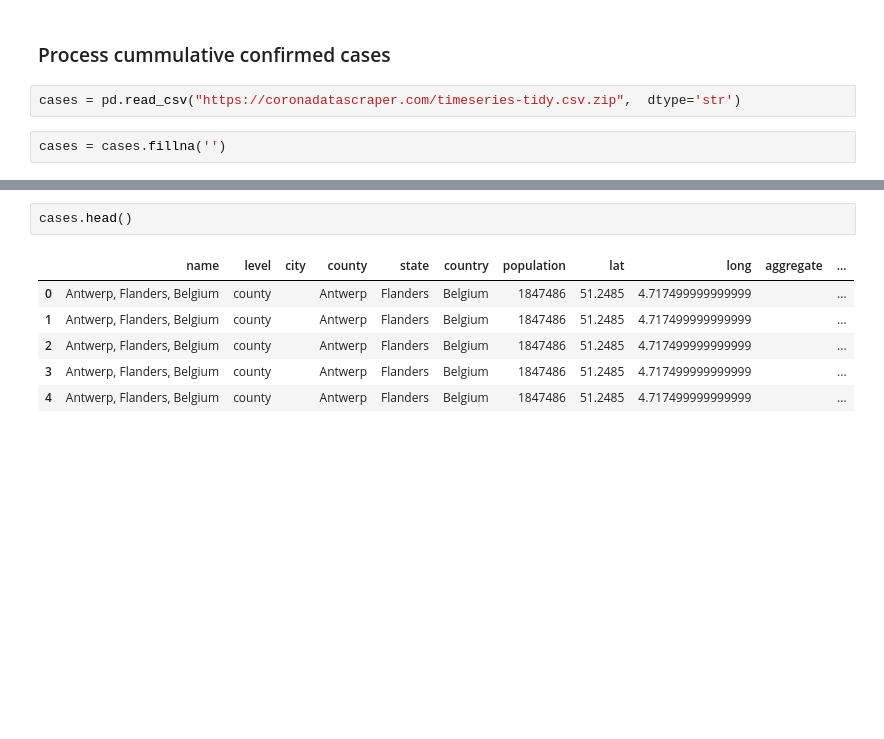
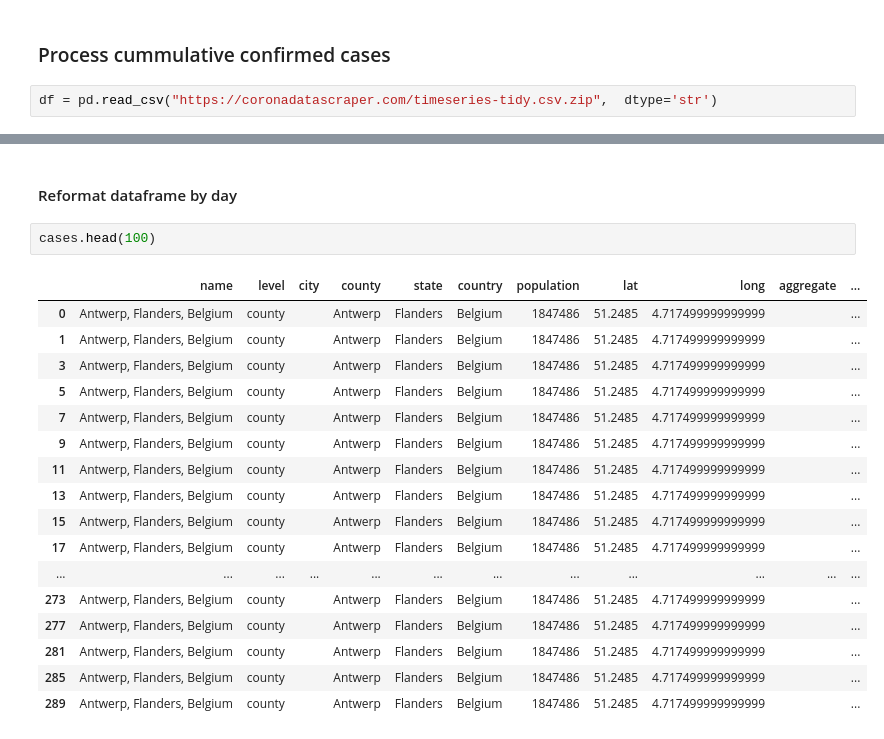
Before and after one commit to covid-19-net/covid-19-community, a Jupyter notebook: notebooks/02b-CDSCases.ipynb, the cells around one changed output, grey strips where cells are left out. Drawn from its saved outputs; the diff is of its cells as text; blank space fills up the shorter version.

```diff
--- a/notebooks/02b-CDSCases.ipynb
+++ b/notebooks/02b-CDSCases.ipynb
@@ -33,6 +33,4 @@ def split_by_day(df, day, label):
 # %% [markdown]
 ### Process cummulative confirmed cases
 # %%
-cases = pd.read_csv("https://coronadatascraper.com/timeseries-tidy.csv.zip",  dtype='str')
+df = pd.read_csv("https://coronadatascraper.com/timeseries-tidy.csv.zip",  dtype='str')
-# %%
-cases = cases.fillna('')
@@ -39,9 +81,22 @@ cases = cases.fillna('')
+# %% [markdown]
+#### Reformat dataframe by day
 # %%
-cases.head()
+cases.head(100)
 # %% [output]
 |  | name | level | city | county | state | country | population | lat | long | aggregate | ... |
 | 0 | Antwerp, Flanders, Belgium | county |  | Antwerp | Flanders | Belgium | 1847486 | 51.2485 | 4.717499999999999 |  | ... |
 | 1 | Antwerp, Flanders, Belgium | county |  | Antwerp | Flanders | Belgium | 1847486 | 51.2485 | 4.717499999999999 |  | ... |
-| 2 | Antwerp, Flanders, Belgium | county |  | Antwerp | Flanders | Belgium | 1847486 | 51.2485 | 4.717499999999999 |  | ... |
 | 3 | Antwerp, Flanders, Belgium | county |  | Antwerp | Flanders | Belgium | 1847486 | 51.2485 | 4.717499999999999 |  | ... |
-| 4 | Antwerp, Flanders, Belgium | county |  | Antwerp | Flanders | Belgium | 1847486 | 51.2485 | 4.717499999999999 |  | ... |
+| 5 | Antwerp, Flanders, Belgium | county |  | Antwerp | Flanders | Belgium | 1847486 | 51.2485 | 4.717499999999999 |  | ... |
+| 7 | Antwerp, Flanders, Belgium | county |  | Antwerp | Flanders | Belgium | 1847486 | 51.2485 | 4.717499999999999 |  | ... |
+| 9 | Antwerp, Flanders, Belgium | county |  | Antwerp | Flanders | Belgium | 1847486 | 51.2485 | 4.717499999999999 |  | ... |
+| 11 | Antwerp, Flanders, Belgium | county |  | Antwerp | Flanders | Belgium | 1847486 | 51.2485 | 4.717499999999999 |  | ... |
+| 13 | Antwerp, Flanders, Belgium | county |  | Antwerp | Flanders | Belgium | 1847486 | 51.2485 | 4.717499999999999 |  | ... |
+| 15 | Antwerp, Flanders, Belgium | county |  | Antwerp | Flanders | Belgium | 1847486 | 51.2485 | 4.717499999999999 |  | ... |
+| 17 | Antwerp, Flanders, Belgium | county |  | Antwerp | Flanders | Belgium | 1847486 | 51.2485 | 4.717499999999999 |  | ... |
+| ... | ... | ... | ... | ... | ... | ... | ... | ... | ... | ... | ... |
+| 273 | Antwerp, Flanders, Belgium | county |  | Antwerp | Flanders | Belgium | 1847486 | 51.2485 | 4.717499999999999 |  | ... |
+| 277 | Antwerp, Flanders, Belgium | county |  | Antwerp | Flanders | Belgium | 1847486 | 51.2485 | 4.717499999999999 |  | ... |
+| 281 | Antwerp, Flanders, Belgium | county |  | Antwerp | Flanders | Belgium | 1847486 | 51.2485 | 4.717499999999999 |  | ... |
+| 285 | Antwerp, Flanders, Belgium | county |  | Antwerp | Flanders | Belgium | 1847486 | 51.2485 | 4.717499999999999 |  | ... |
+| 289 | Antwerp, Flanders, Belgium | county |  | Antwerp | Flanders | Belgium | 1847486 | 51.2485 | 4.717499999999999 |  | ... |
```
Also changed, not shown: parts of 9 cells of this notebook, 10 other files.
